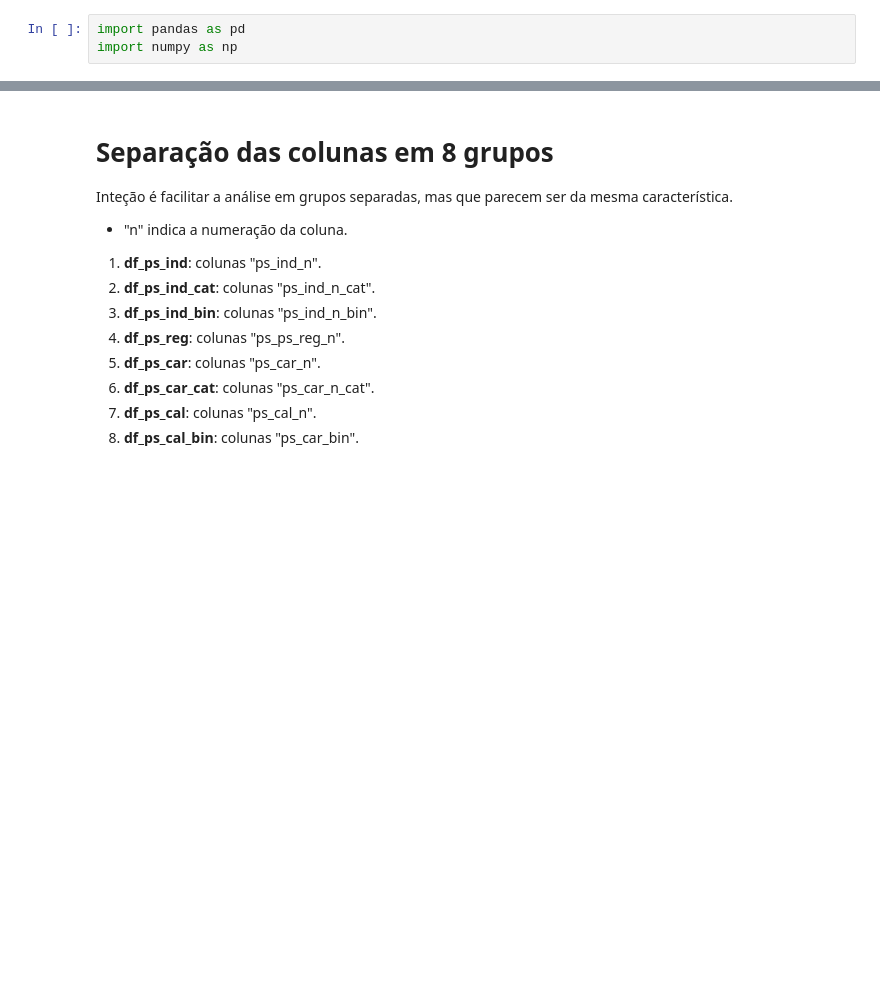
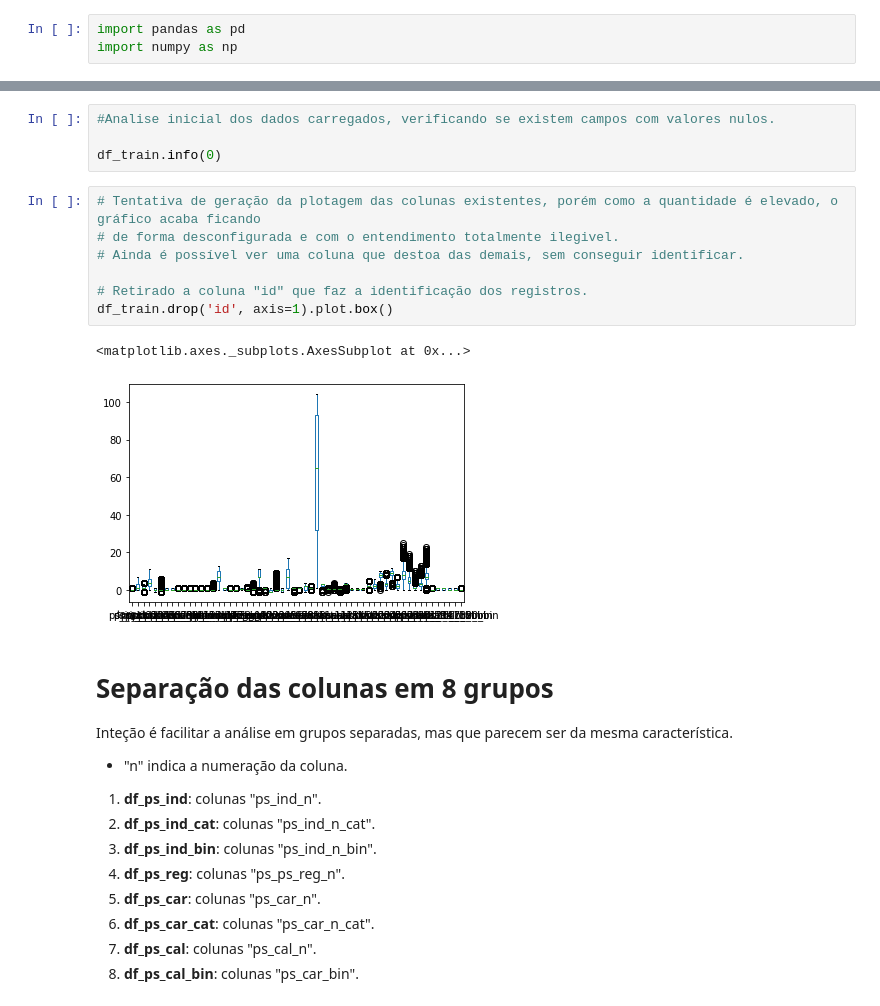
Before and after one commit to melcduarte/projeto_MDD, a Jupyter notebook: 99 - RASCUNHO/Z_Proj_PortoSeguro.ipynb, the cells around one changed output, grey strips where cells are left out. Saved outputs shown, nothing was run; the diff lists cells and outputs as text; blank space fills up the shorter version.

Commit message:
Versão - Inclusão comentários
Nova versão com inclusão de comentários e gráficos na parte de TESTE do arquivo

```diff
--- a/99 - RASCUNHO/Z_Proj_PortoSeguro.ipynb
+++ b/99 - RASCUNHO/Z_Proj_PortoSeguro.ipynb
@@ -19,3 +34,17 @@ print (vTamanho_Train)
+# %%
+#Analise inicial dos dados carregados, verificando se existem campos com valores nulos.
+
+df_train.info(0)
+# %%
+# Tentativa de geração da plotagem das colunas existentes, porém como a quantidade é elevado, o gráfico acaba ficando
+# de forma desconfigurada e com o entendimento totalmente ilegivel.
+# Ainda é possível ver uma coluna que destoa das demais, sem conseguir identificar.
+
+# Retirado a coluna "id" que faz a identificação dos registros.
+df_train.drop('id', axis=1).plot.box()
+# %% [output]
+<matplotlib.axes._subplots.AxesSubplot at 0x...>
+[figure, added]
 # %% [markdown]
 # Separação das colunas em 8 grupos
 
```
Also changed, not shown: parts of 31 cells of this notebook.
